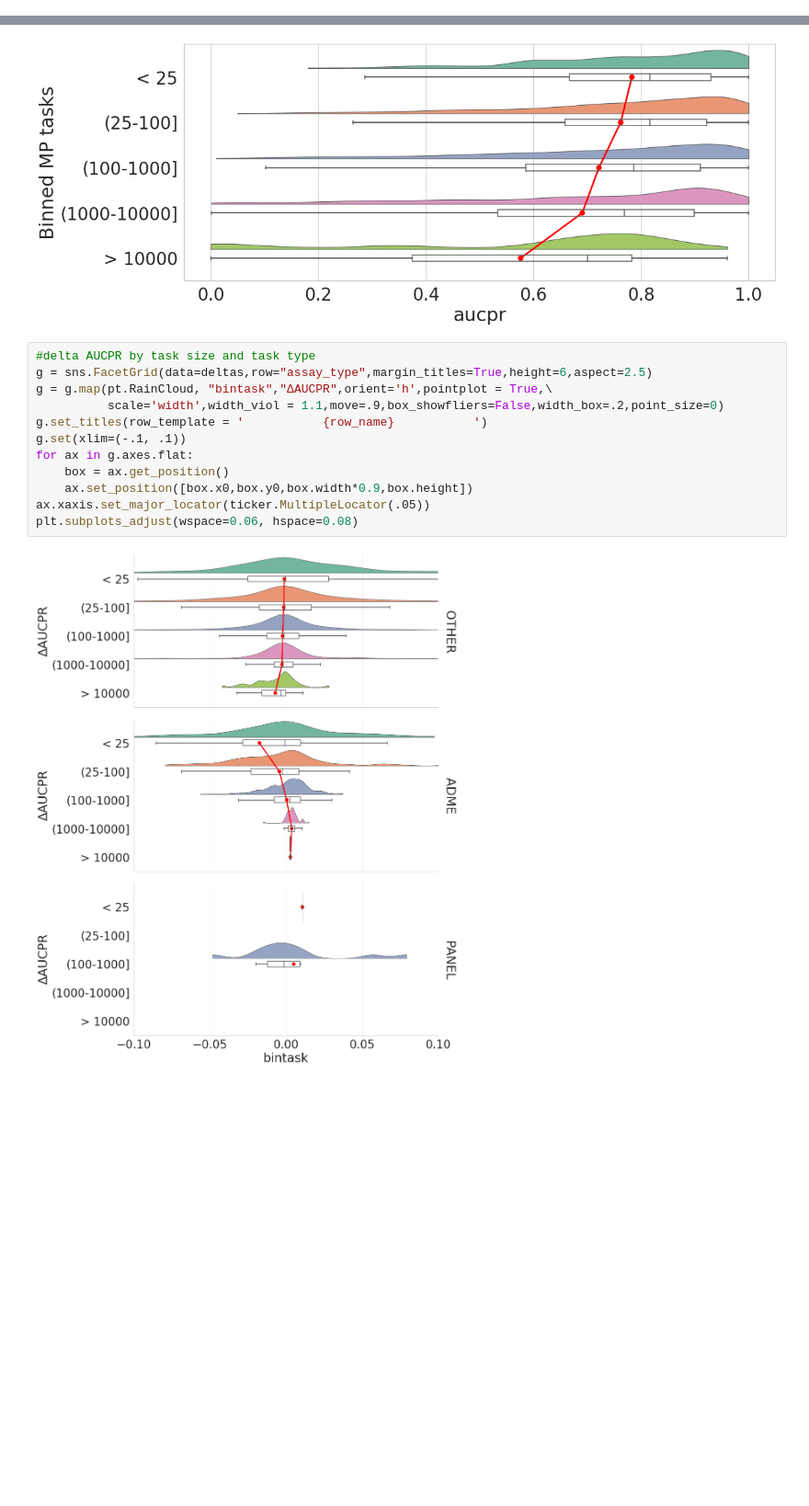
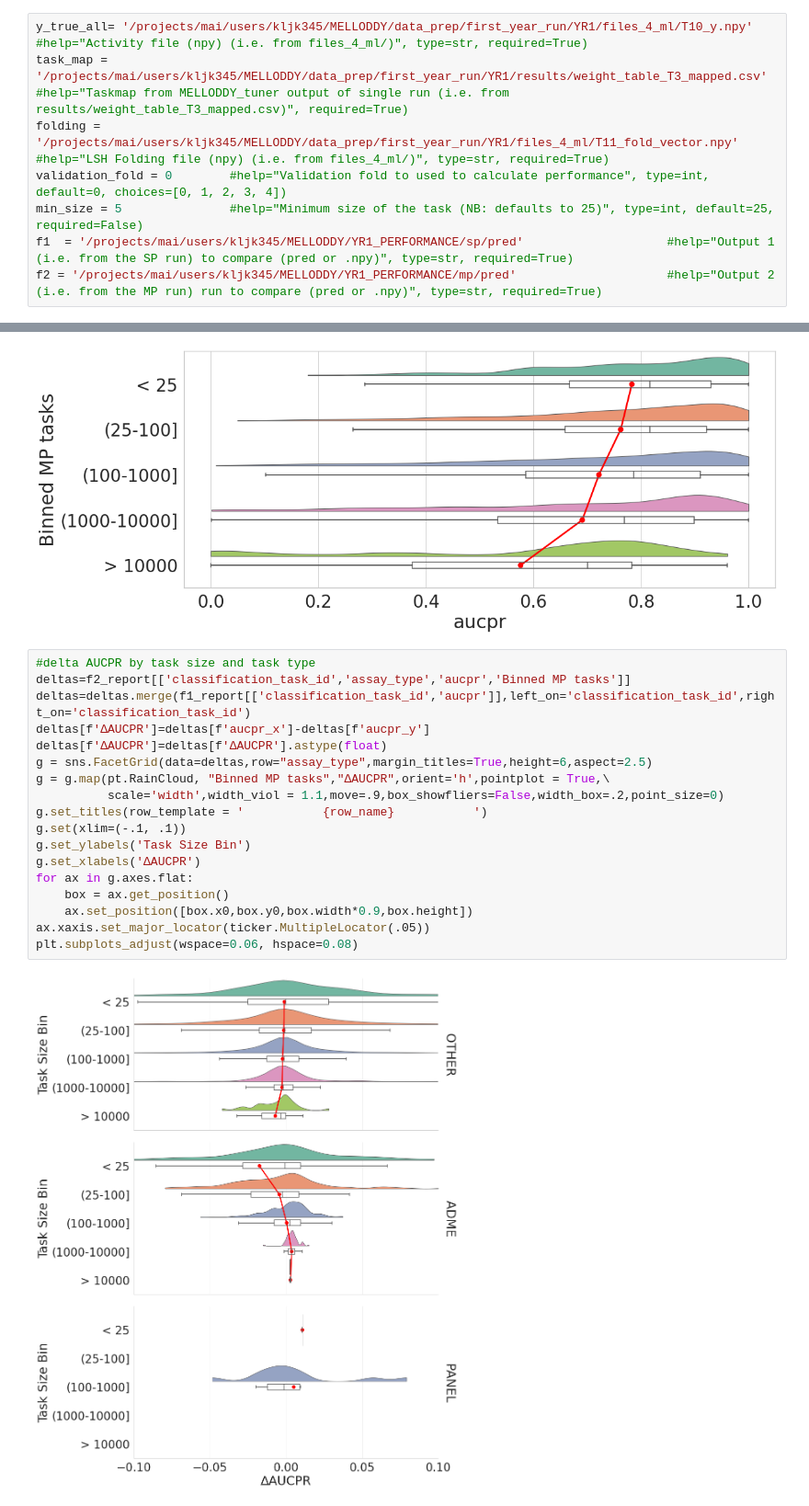
Before and after one commit to melloddy/performance_evaluation, a Jupyter notebook: additional_yr1_analysis.ipynb, the cells around one changed output, grey strips where cells are left out. Shown at 92% size. Saved outputs shown, nothing was run; the diff lists cells and outputs as text; blank space fills up the shorter version.

```diff
--- a/additional_yr1_analysis.ipynb
+++ b/additional_yr1_analysis.ipynb
@@ -84,6 +84,14 @@ validation_fold = 0        #help="Validation fold to used to calculate performan
 min_size = 5               #help="Minimum size of the task (NB: defaults to 25)", type=int, default=25, required=False)
 f1  = ''                    #help="Output 1 (i.e. from the SP run) to compare (pred or .npy)", type=str, required=True)
 f2 = ''                     #help="Output 2 (i.e. from the MP run) run to compare (pred or .npy)", type=str, required=True)
+# %%
+y_true_all= '/projects/mai/users/kljk345/MELLODDY/data_prep/first_year_run/YR1/files_4_ml/T10_y.npy'              #help="Activity file (npy) (i.e. from files_4_ml/)", type=str, required=True)
+task_map = '/projects/mai/users/kljk345/MELLODDY/data_prep/first_year_run/YR1/results/weight_table_T3_mapped.csv'               #help="Taskmap from MELLODDY_tuner output of single run (i.e. from results/weight_table_T3_mapped.csv)", required=True)
+folding = '/projects/mai/users/kljk345/MELLODDY/data_prep/first_year_run/YR1/files_4_ml/T11_fold_vector.npy'                #help="LSH Folding file (npy) (i.e. from files_4_ml/)", type=str, required=True)
+validation_fold = 0        #help="Validation fold to used to calculate performance", type=int, default=0, choices=[0, 1, 2, 3, 4])
+min_size = 5               #help="Minimum size of the task (NB: defaults to 25)", type=int, default=25, required=False)
+f1  = '/projects/mai/users/kljk345/MELLODDY/YR1_PERFORMANCE/sp/pred'                    #help="Output 1 (i.e. from the SP run) to compare (pred or .npy)", type=str, required=True)
+f2 = '/projects/mai/users/kljk345/MELLODDY/YR1_PERFORMANCE/mp/pred'                     #help="Output 2 (i.e. from the MP run) run to compare (pred or .npy)", type=str, required=True)
 # %% [markdown]
 # load the yhats + calc performance
 # %%
@@ -373,18 +383,24 @@ ax=pt.RainCloud(x = 'Binned MP tasks', y = 'aucpr', data = f2_report, palette='S
 [figure]
 # %%
 #delta AUCPR by task size and task type
+deltas=f2_report[['classification_task_id','assay_type','aucpr','Binned MP tasks']]
+deltas=deltas.merge(f1_report[['classification_task_id','aucpr']],left_on='classification_task_id',right_on='classification_task_id')
+deltas[f'∆AUCPR']=deltas[f'aucpr_x']-deltas[f'aucpr_y']
+deltas[f'∆AUCPR']=deltas[f'∆AUCPR'].astype(float)
 g = sns.FacetGrid(data=deltas,row="assay_type",margin_titles=True,height=6,aspect=2.5)
-g = g.map(pt.RainCloud, "bintask","∆AUCPR",orient='h',pointplot = True,\
+g = g.map(pt.RainCloud, "Binned MP tasks","∆AUCPR",orient='h',pointplot = True,\
           scale='width',width_viol = 1.1,move=.9,box_showfliers=False,width_box=.2,point_size=0)
 g.set_titles(row_template = '           {row_name}           ')
 g.set(xlim=(-.1, .1))
+g.set_ylabels('Task Size Bin')
+g.set_xlabels('∆AUCPR')
 for ax in g.axes.flat:
     box = ax.get_position()
     ax.set_position([box.x0,box.y0,box.width*0.9,box.height])
 ax.xaxis.set_major_locator(ticker.MultipleLocator(.05))
 plt.subplots_adjust(wspace=0.06, hspace=0.08)
 # %% [output]
-[figure, old version]
+[figure, new version]
 # %%
 #function to plot metrics by task size and task type
 def plotDelta(metric):
```
Also changed, not shown: parts of 5 cells of this notebook, 1 other file.
